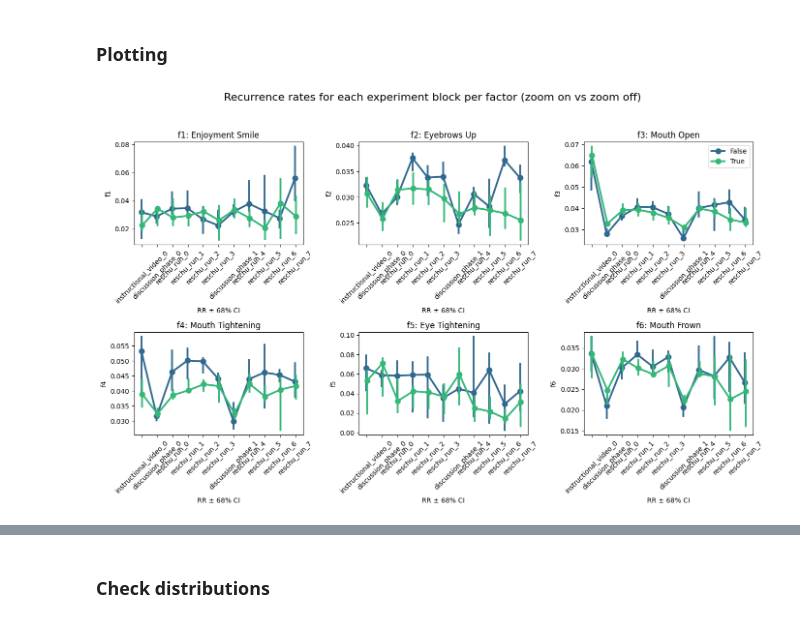
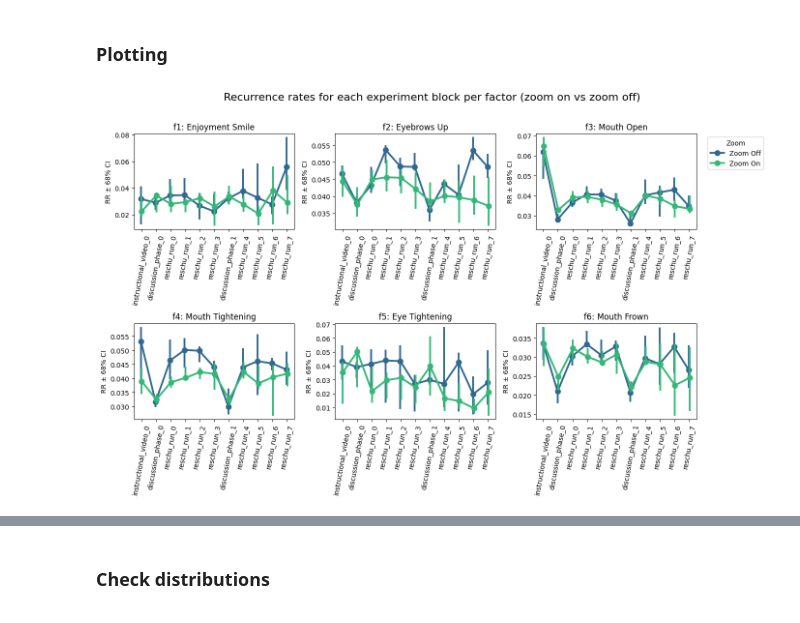
Before and after one commit to erikfrohn/facial-expression-interpersonal-association, a Jupyter notebook: analysis.ipynb, the cells around one changed output, grey strips where cells are left out. Saved outputs shown, nothing was run; the diff lists cells and outputs as text; code cells hidden in the pictures.

```diff
--- a/analysis.ipynb
+++ b/analysis.ipynb
@@ -17,10 +17,12 @@ from scipy.stats import spearmanr, linregress
 import statsmodels.formula.api as smf
 from statsmodels.formula.api import mixedlm
 # %%
+########################### EDITABLE SPACE #########################################
 ANALYSIS_FILENAME = 'results/NEM excl/crqa_NEM-'
 RESPONSE_VARIABLE = 'score'
-SAVE_FIG = False
+SAVE_FIG = True
 
+####################################################################################
 
 PHASES = ['instructional_video_0', 'discussion_phase_0', *[f'reschu_run_{i}' for i in range(4)], 'discussion_phase_1', *[f'reschu_run_{4+i}' for i in range(4)]]
 FACTORS = ['f1', 'f2', 'f3', 'f4', 'f5', 'f6']
@@ -34,8 +36,7 @@ FACTOR_LABELS = {
     'f6': "Mouth Frown"
 }
 
-AVAILABLE_PAIRS = ['05_06', '07_08', '09_10', '99_100', '101_102', '103_104', '13_14', '15_16', '17_18', '19_20', '21_22', '25_26', '27_28', '29_30', '31_32', '33_34', '35_36', '37_38', '39_40', '41_42', '43_44', '45_46', '47_48', '49_50', '51_52', '59_60', '61_62', '65_66', '67_68', '69_70', '71_72', '73_74', '75_76', '77_78', '79_80', '81_82', '83_84', '85_86', '87_88', '91_92', '93_94', '95_96', '97_98']
-
+AVAILABLE_PAIRS = ['05_06', '07_08', '09_10', '99_100', '101_102', '103_104', '13_14', '17_18', '19_20', '21_22', '25_26', '27_28', '29_30', '31_32', '33_34', '35_36', '37_38', '39_40', '41_42', '43_44', '45_46', '47_48', '49_50', '51_52', '59_60', '61_62', '65_66', '67_68', '69_70', '71_72', '73_74', '75_76', '77_78', '79_80', '81_82', '83_84', '85_86', '87_88', '91_92', '93_94', '95_96', '97_98']
 # SCORES OUT OF RESCHU
 scores = pd.read_csv('RESCHU-data/teamscores_allParticipants_filtered.csv')
 scores = scores[['SubjectId', 'reschuRun', 'TeamTotal']]
@@ -62,8 +63,18 @@ beeps: [False, True, False, True, False, True, False, True]
 # %% [markdown]
 # Example and validation of crqa code
 # %%
+pairs = []
+for p in AVAILABLE_PAIRS:
+    p1, p2 = p.split("_")
+    pairs.append(int(p1))
+    pairs.append(int(p2))
+
 df = pd.read_csv("RESCHU-data/demographics.csv")
-df = df[df['ParticipantID']>4]
+df = df[df['ParticipantID'].isin(pairs)]
+
+assert(len(np.unique(df['ParticipantID'].values))== len(AVAILABLE_PAIRS)*2)
+assert(len(np.unique(df['ParticipantID'].values)) == len((df['ParticipantID'].values)))
+
 gender = []
 for _, row in df.iterrows():
     if row['Gender'] == 2:
@@ -152,8 +163,8 @@ for i, factor in enumerate(['f1', 'f2', 'f3', 'f4', 'f5', 'f6'], 1):
     )
 
     plt.title(f'{factor}: {FACTOR_LABELS[factor]}')
-    plt.xticks(rotation=45)
-    plt.xlabel('Task block')
+    plt.xticks(rotation=80)
+    plt.xlabel('')
     plt.ylabel("RR ± 68% CI")
     if i == 3:
         plt.legend(bbox_to_anchor=(1.05, 1), loc='upper left')
@@ -163,7 +174,7 @@ for i, factor in enumerate(['f1', 'f2', 'f3', 'f4', 'f5', 'f6'], 1):
 plt.tight_layout()
 
 
-plt.suptitle("Recurrence rates for each experiment block per factor (non-event matches included vs excluded)", fontsize=16, y=1.08)
+plt.suptitle("Recurrence rates for each experiment block per factor (non-event matches included vs excluded)", fontsize=16, y=1.06)
 if SAVE_FIG: plt.savefig("img/RR_block_NEM_compared.png", dpi=300, bbox_inches='tight')
 plt.show()
 # %% [output]
@@ -240,40 +251,41 @@ for col in ['f1', 'f2', 'f3', 'f4', 'f5', 'f6', RESPONSE_VARIABLE]:
     full_df[f'{col}_scaled'] = (full_df[col] - full_df[col].mean()) / full_df[col].std()
 
 
 # =====================================================================
 # 3. Visualization
 # =====================================================================
 plt.figure(figsize=(14, 8))
 for i, factor in enumerate(['f1', 'f2', 'f3', 'f4', 'f5', 'f6'], 1):
     plt.subplot(2, 3, i)
 
     sns.pointplot(
         data=full_df,
         x='phase_ord',
         y=factor,
         hue='zoom',
         estimator=np.median,
         errorbar=('ci', 68),
         palette='viridis',
         dodge=True
     )
 
     plt.title(f'{factor}: {FACTOR_LABELS[factor]}')
-    plt.xticks(rotation=45)
-    plt.xlabel('Task Block')
-
-    plt.xlabel('RR ± 68% CI')
+    plt.xticks(rotation=80)
+    plt.xlabel('')
+    plt.ylabel("RR ± 68% CI")
     if i == 3:
-        plt.legend(bbox_to_anchor=(1, 1))
+        handles, labels = plt.gca().get_legend_handles_labels()
+        custom_labels = ['Zoom Off', 'Zoom On']  # Adjust as needed
+        plt.legend(handles, custom_labels, title='Zoom', bbox_to_anchor=(1.05, 1), loc='upper left')
     else:
         plt.legend().remove()
 
 plt.tight_layout()
-plt.suptitle("Recurrence rates for each experiment block per factor (zoom on vs zoom off)", fontsize=16, y=1.08)
+plt.suptitle("Recurrence rates for each experiment block per factor (zoom on vs zoom off)", fontsize=16, y=1.06)
 if SAVE_FIG: plt.savefig("img/FACE_per_phase.png", dpi=300, bbox_inches='tight')
 plt.show()
 # %% [output]
-[figure, old version]
+[figure, new version]
 # %%
 # =====================================================================
 # 2. Mixed-Effects Models (All Phase Effects)
```
Also changed, not shown: parts of 8 cells of this notebook, 3 other files.
